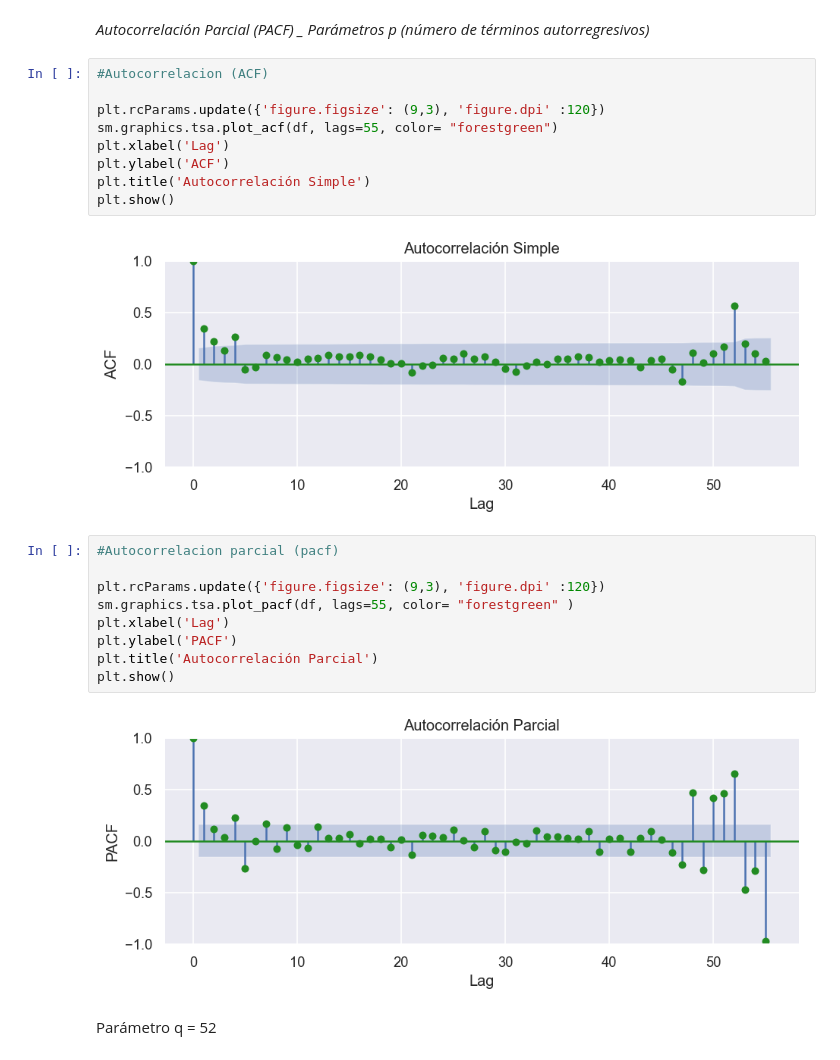
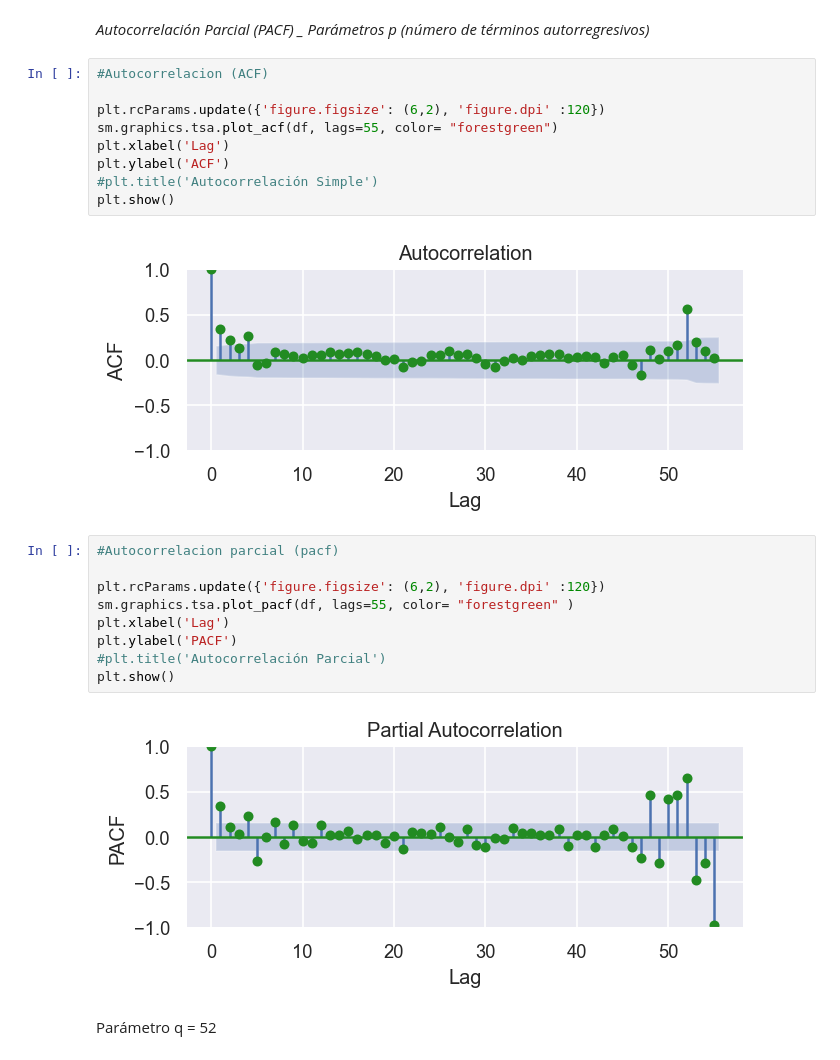
Before and after one commit to jgerezrodriguez/ProyectoFinalJG, a Jupyter notebook: ProyectoFinal-Rev1.ipynb, the cells around one changed output. Saved outputs shown, nothing was run; the diff lists cells and outputs as text.

```diff
--- a/ProyectoFinal-Rev1.ipynb
+++ b/ProyectoFinal-Rev1.ipynb
@@ -642,25 +720,25 @@ plt.show()
 # %%
 #Autocorrelacion (ACF)
 
-plt.rcParams.update({'figure.figsize': (9,3), 'figure.dpi' :120})
+plt.rcParams.update({'figure.figsize': (6,2), 'figure.dpi' :120})
 sm.graphics.tsa.plot_acf(df, lags=55, color= "forestgreen")
 plt.xlabel('Lag')
 plt.ylabel('ACF')
-plt.title('Autocorrelación Simple')
+#plt.title('Autocorrelación Simple')
 plt.show()
 # %% [output]
-[figure, old version]
+[figure, new version]
 # %%
 #Autocorrelacion parcial (pacf)
 
-plt.rcParams.update({'figure.figsize': (9,3), 'figure.dpi' :120})
+plt.rcParams.update({'figure.figsize': (6,2), 'figure.dpi' :120})
 sm.graphics.tsa.plot_pacf(df, lags=55, color= "forestgreen" )
 plt.xlabel('Lag')
 plt.ylabel('PACF')
-plt.title('Autocorrelación Parcial')
+#plt.title('Autocorrelación Parcial')
 plt.show()
 # %% [output]
-[figure, old version]
+[figure, new version]
 # %% [markdown]
 Parámetro q = 52
 # %% [markdown]
```
Also changed, not shown: parts of 26 cells of this notebook, 12 other files.
